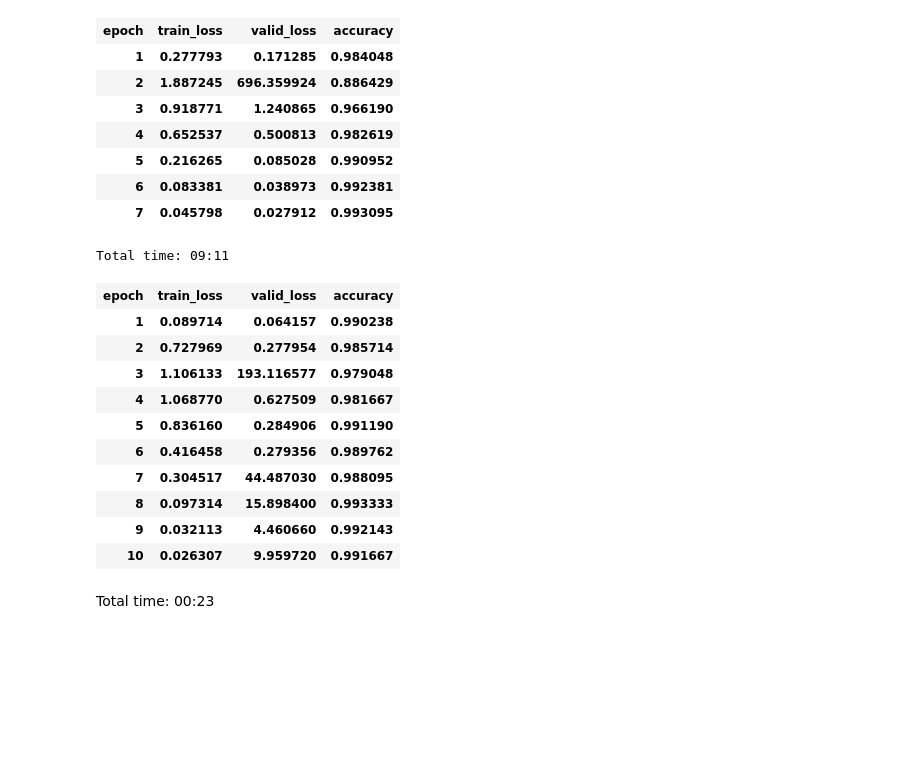
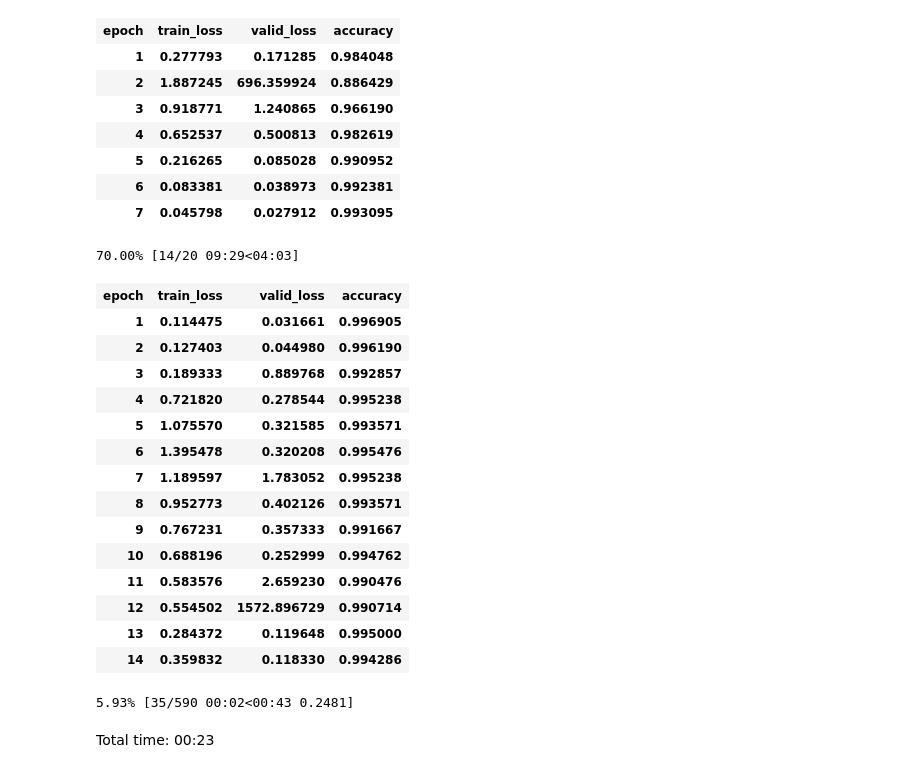
Before and after one commit to shafiul/KaggleSubmissions, a Jupyter notebook: mnisttest.ipynb, the cells around one changed output. Drawn from its saved outputs; the diff is of its cells as text; code cells hidden in the pictures; blank space fills up the shorter version.

```diff
--- a/mnisttest.ipynb
+++ b/mnisttest.ipynb
@@ -259,20 +259,25 @@ Total time: 06:25
 # %%
 ilearn.save('mnisttest_res34_9930') # Actually its 99.4
 # %%
-ilearn.fit_one_cycle(10, [lr/100, lr/10, lr])
+ilearn.fit_one_cycle(20, [lr/100, lr/10, lr])
 # %% [output]
-Total time: 09:11
+70.00% [14/20 09:29<04:03]
 | epoch | train_loss | valid_loss | accuracy |
-| 1 | 0.089714 | 0.064157 | 0.990238 |
-| 2 | 0.727969 | 0.277954 | 0.985714 |
-| 3 | 1.106133 | 193.116577 | 0.979048 |
-| 4 | 1.068770 | 0.627509 | 0.981667 |
-| 5 | 0.836160 | 0.284906 | 0.991190 |
-| 6 | 0.416458 | 0.279356 | 0.989762 |
-| 7 | 0.304517 | 44.487030 | 0.988095 |
-| 8 | 0.097314 | 15.898400 | 0.993333 |
-| 9 | 0.032113 | 4.460660 | 0.992143 |
-| 10 | 0.026307 | 9.959720 | 0.991667 |
+| 1 | 0.114475 | 0.031661 | 0.996905 |
+| 2 | 0.127403 | 0.044980 | 0.996190 |
+| 3 | 0.189333 | 0.889768 | 0.992857 |
+| 4 | 0.721820 | 0.278544 | 0.995238 |
+| 5 | 1.075570 | 0.321585 | 0.993571 |
+| 6 | 1.395478 | 0.320208 | 0.995476 |
+| 7 | 1.189597 | 1.783052 | 0.995238 |
+| 8 | 0.952773 | 0.402126 | 0.993571 |
+| 9 | 0.767231 | 0.357333 | 0.991667 |
+| 10 | 0.688196 | 0.252999 | 0.994762 |
+| 11 | 0.583576 | 2.659230 | 0.990476 |
+| 12 | 0.554502 | 1572.896729 | 0.990714 |
+| 13 | 0.284372 | 0.119648 | 0.995000 |
+| 14 | 0.359832 | 0.118330 | 0.994286 |
+5.93% [35/590 00:02<00:43 0.2481]
 # %%
 accuracy(*ilearn.TTA())
 # %% [output]
```
Also changed, not shown: 1 other file.
